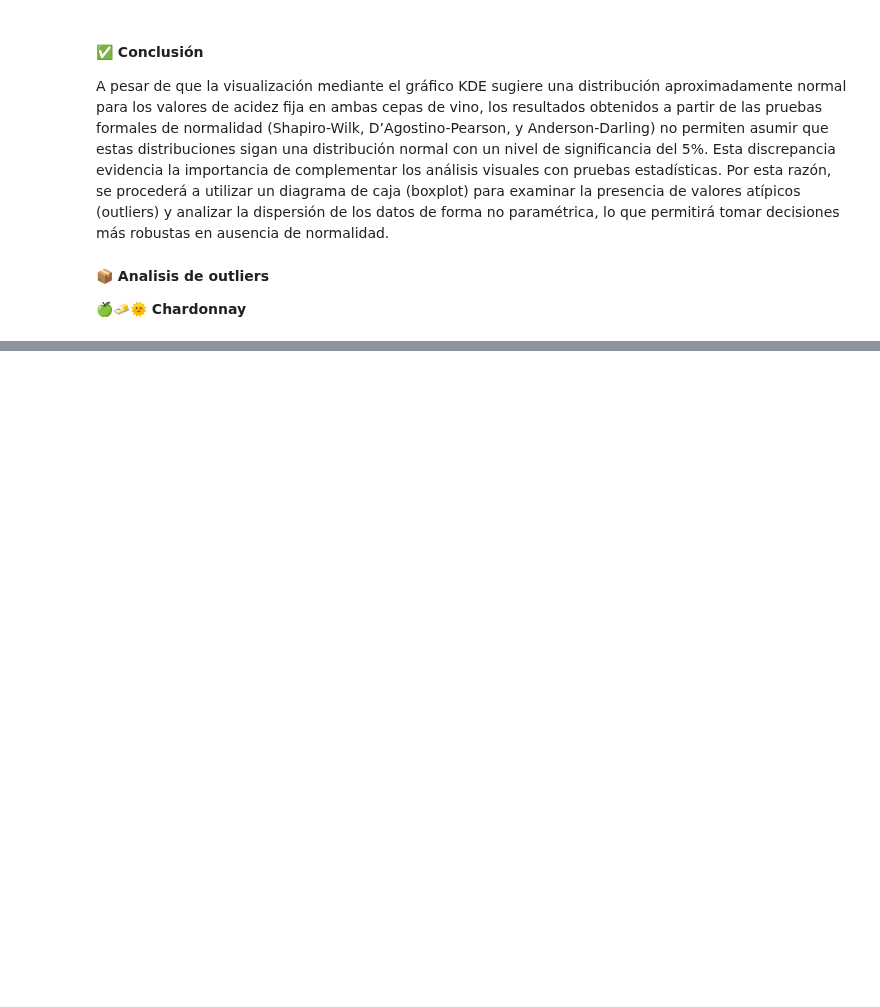
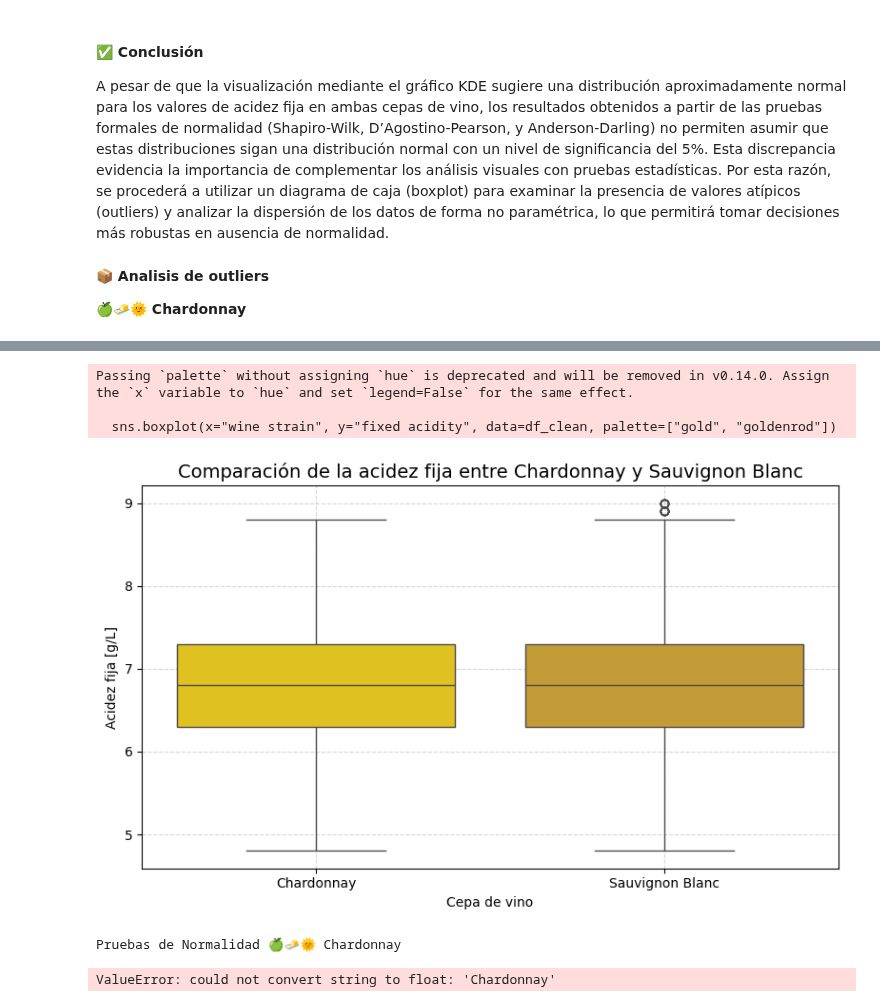
Before and after one commit to diadasiachilensis/data-science, a Jupyter notebook: ejercicios/8.vino/analisis.ipynb, the cells around one changed output, grey strips where cells are left out. Drawn from its saved outputs; the diff is of its cells as text; code cells hidden in the pictures; blank space fills up the shorter version.

```diff
--- a/ejercicios/8.vino/analisis.ipynb
+++ b/ejercicios/8.vino/analisis.ipynb
@@ -275,0 +270,64 @@ plt.show()
+# %%
+def remove_outliers_iqr(data, column):
+    Q1 = data[column].quantile(0.25)
+    Q3 = data[column].quantile(0.75)
+    IQR = Q3 - Q1
+
+    lower_bound = Q1 - 1.5 * IQR
+    upper_bound = Q3 + 1.5 * IQR
+
+    # Filtramos los valores dentro del rango
+    filtered_data = data[(data[column] >= lower_bound) & (data[column] <= upper_bound)]
+
+    return filtered_data
+# %%
+df_clean = pd.concat([
+    remove_outliers_iqr(df[df["wine strain"] == "Chardonnay"], "fixed acidity"),
+    remove_outliers_iqr(df[df["wine strain"] == "Sauvignon Blanc"], "fixed acidity")
+])
+# %%
+plt.figure(figsize=(8, 5))
+
+# Eje x = tipo de vino, eje y = acidez fija
+sns.boxplot(x="wine strain", y="fixed acidity", data=df_clean, palette=["gold", "goldenrod"])
+
+plt.title("Comparación de la acidez fija entre Chardonnay y Sauvignon Blanc", fontsize=14)
+plt.xlabel("Cepa de vino")
+plt.ylabel("Acidez fija [g/L]")
+plt.grid(True, linestyle="--", alpha=0.5)
+plt.tight_layout()
+plt.show()
+# %% [output]
+Passing `palette` without assigning `hue` is deprecated and will be removed in v0.14.0. Assign the `x` variable to `hue` and set `legend=False` for the same effect.
+
+  sns.boxplot(x="wine strain", y="fixed acidity", data=df_clean, palette=["gold", "goldenrod"])
+[figure, added]
+# %%
+print("Pruebas de Normalidad 🍏🧈🌞 Chardonnay")
+# 🧪 Test de Shapiro-Wilk
+stat_shapiro, p_shapiro = shapiro(chardonnay1)
+print(f"Shapiro-Wilk: Estadístico = {stat_shapiro:.4f}, p = {p_shapiro:.4f}")
+if p_shapiro > 0.05:
+    print("✅ Shapiro-Wilk: Normalidad NO rechazada.")
+else:
+    print("❌ Shapiro-Wilk: Se rechaza normalidad.")
+
+# 📈 Test de Kolmogorov-Smirnov (ajustado a N(μ, σ))
+mu, sigma = np.mean(chardonnay1), np.std(chardonnay1)
+stat_ks, p_kstest = kstest(chardonnay1, 'norm', args=(mu, sigma))
+print(f"Kolmogorov-Smirnov: Estadístico = {stat_ks:.4f}, p = {p_kstest:.4f}")
+if p_kstest > 0.05:
+    print("✅ Kolmogorov-Smirnov: Normalidad NO rechazada.")
+else:
+    print("❌ Kolmogorov-Smirnov: Se rechaza normalidad.")
+
+# 📉 D’Agostino y Pearson (normaltest)
+stat_nt, p_normaltest = normaltest(chardonnay1)
+print(f"D’Agostino-Pearson: Estadístico = {stat_nt:.4f}, p = {p_normaltest:.4f}")
+if p_normaltest > 0.05:
+    print("✅ Normaltest: Normalidad NO rechazada.")
+else:
+    print("❌ Normaltest: Se rechaza normalidad.")
+# %% [output]
+Pruebas de Normalidad 🍏🧈🌞 Chardonnay
+ValueError: could not convert string to float: 'Chardonnay'
```
Also changed, not shown: parts of 6 cells of this notebook.
